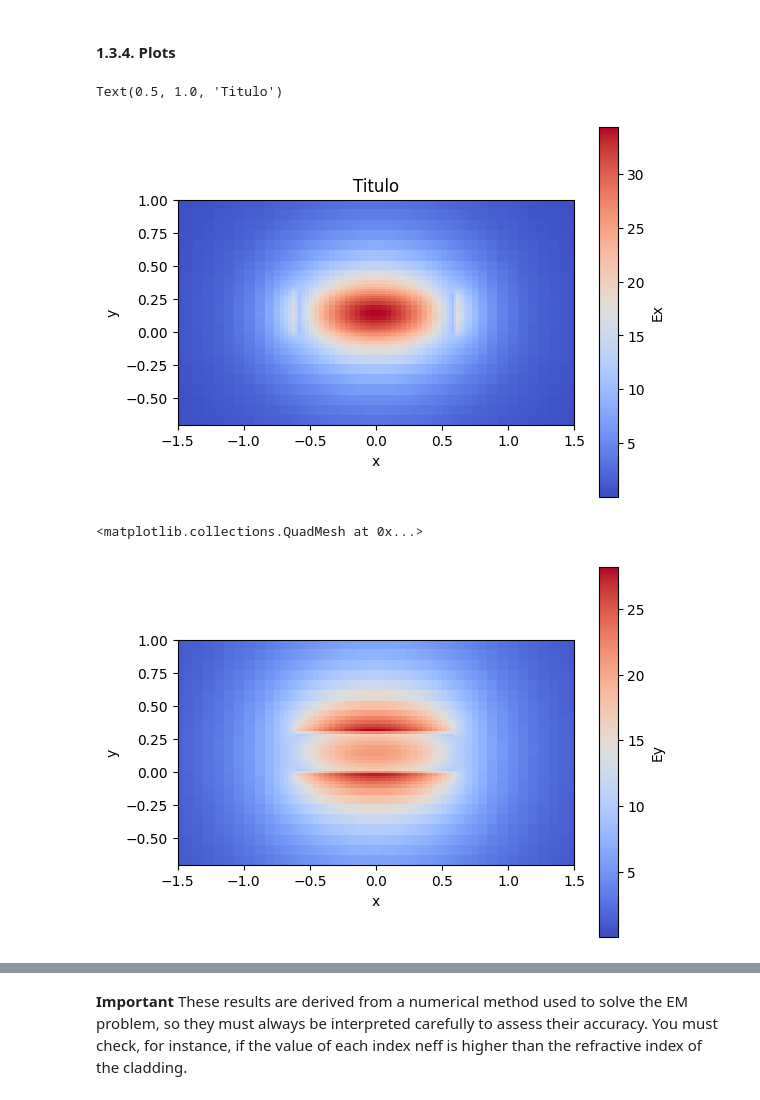
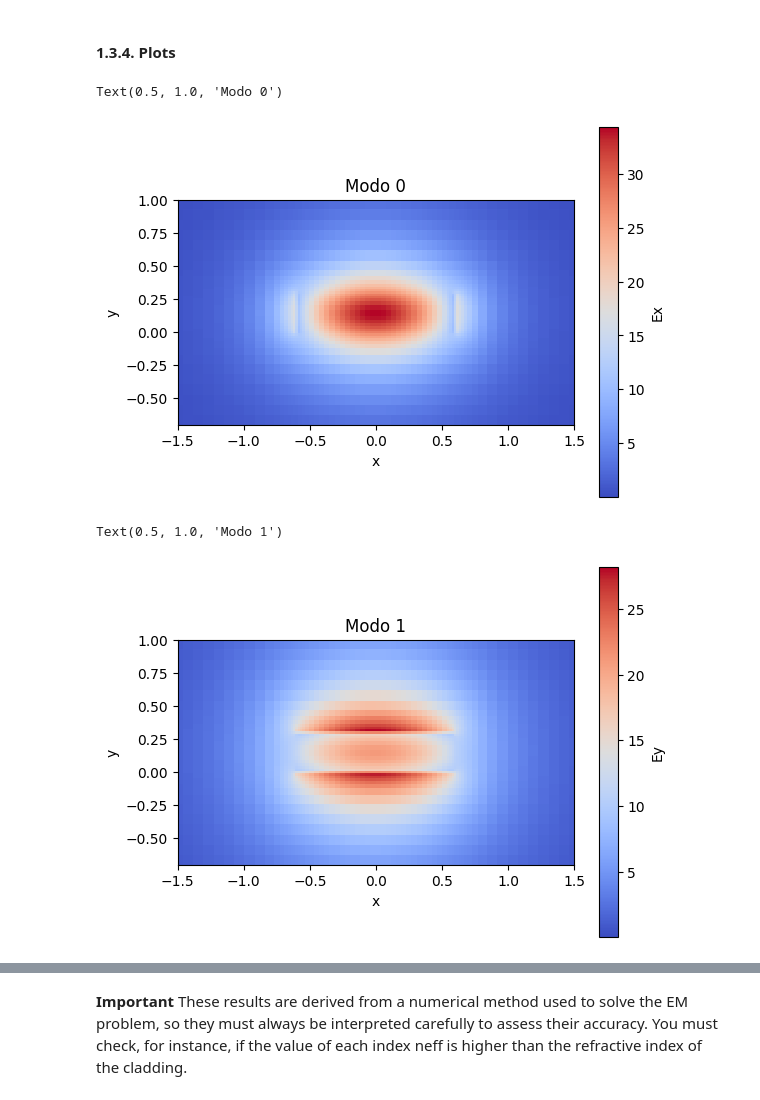
Before and after one commit to agonlop1/cifoin-lab1, a Jupyter notebook: WAVEGUIDES_Student.ipynb, the cells around one changed output, grey strips where cells are left out. Drawn from its saved outputs; the diff is of its cells as text; code cells hidden in the pictures.

```diff
--- a/WAVEGUIDES_Student.ipynb
+++ b/WAVEGUIDES_Student.ipynb
@@ -134,20 +134,22 @@ deep_waveguide.plot_field(mode_index=0 , # Mode to be plotted
                           xlim=(-1.5, 1.5), # Set the x and y limits
                           ylim=(-0.7, 1)
 ) #
-plt.title('Titulo') # You might need this later :)
+plt.title('Modo 0') # You might need this later :)
 # %% [output]
-Text(0.5, 1.0, 'Titulo')
+Text(0.5, 1.0, 'Modo 0')
-[figure, old version]
+[figure, new version]
 # %%
 deep_waveguide.plot_field(mode_index=1 , # Mode to be plotted
                           field_name='Ey', # Field to be plotted
                           value='real', # Real - abs - imag
                           cmap='coolwarm', # Suggestions: Change the plot color
                           xlim=(-1.5, 1.5), # Set the x and y limits
                           ylim=(-0.7, 1)) #
+
+plt.title("Modo 1")
 # %% [output]
-<matplotlib.collections.QuadMesh at 0x...>
+Text(0.5, 1.0, 'Modo 1')
-[figure, old version]
+[figure, new version]
 # %%
 deep_waveguide.plot_field(mode_index=2 , # Mode to be plotted
                           field_name='Ex', # Field to be plotted
```
Also changed, not shown: parts of 10 cells of this notebook.
